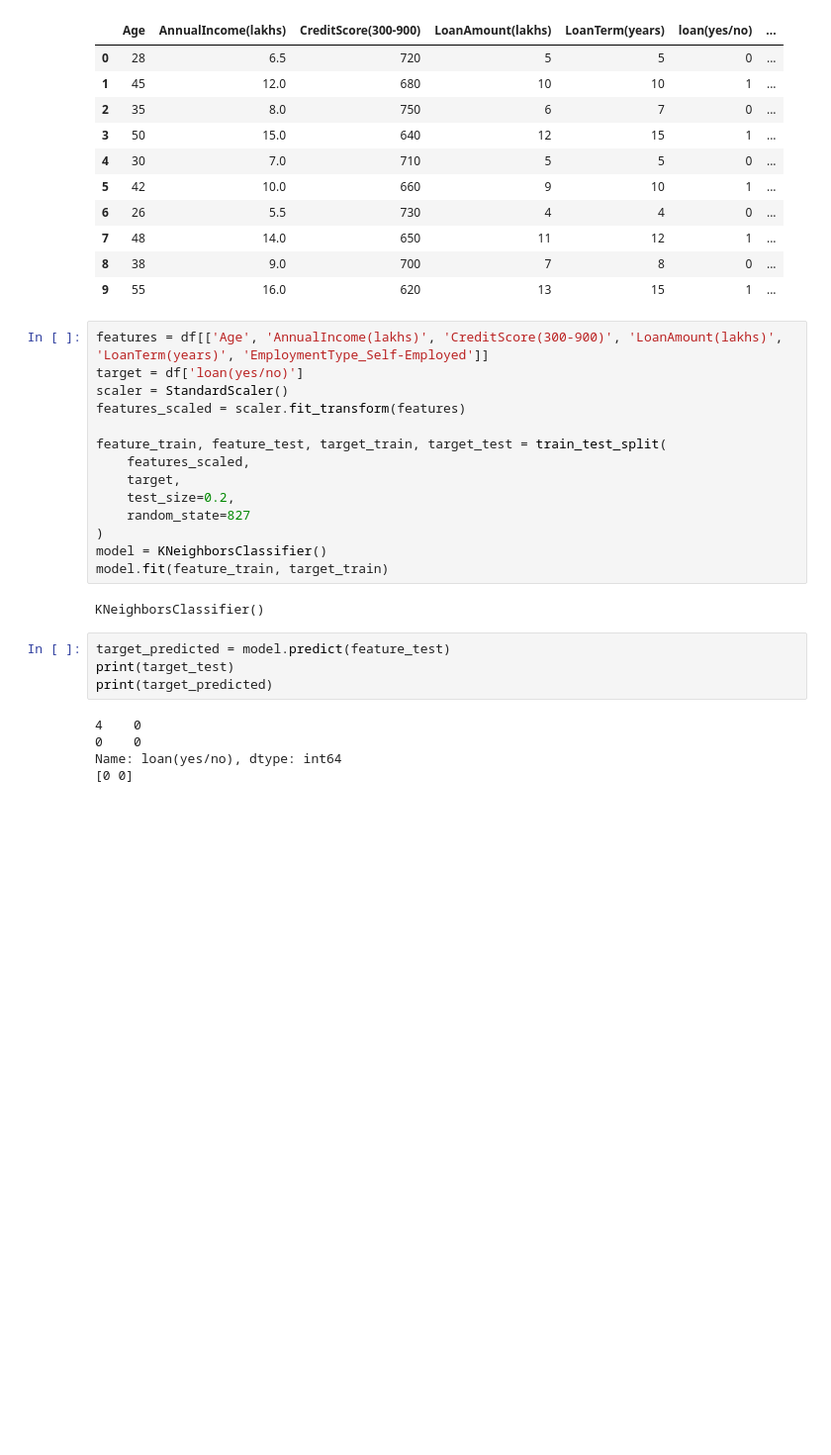
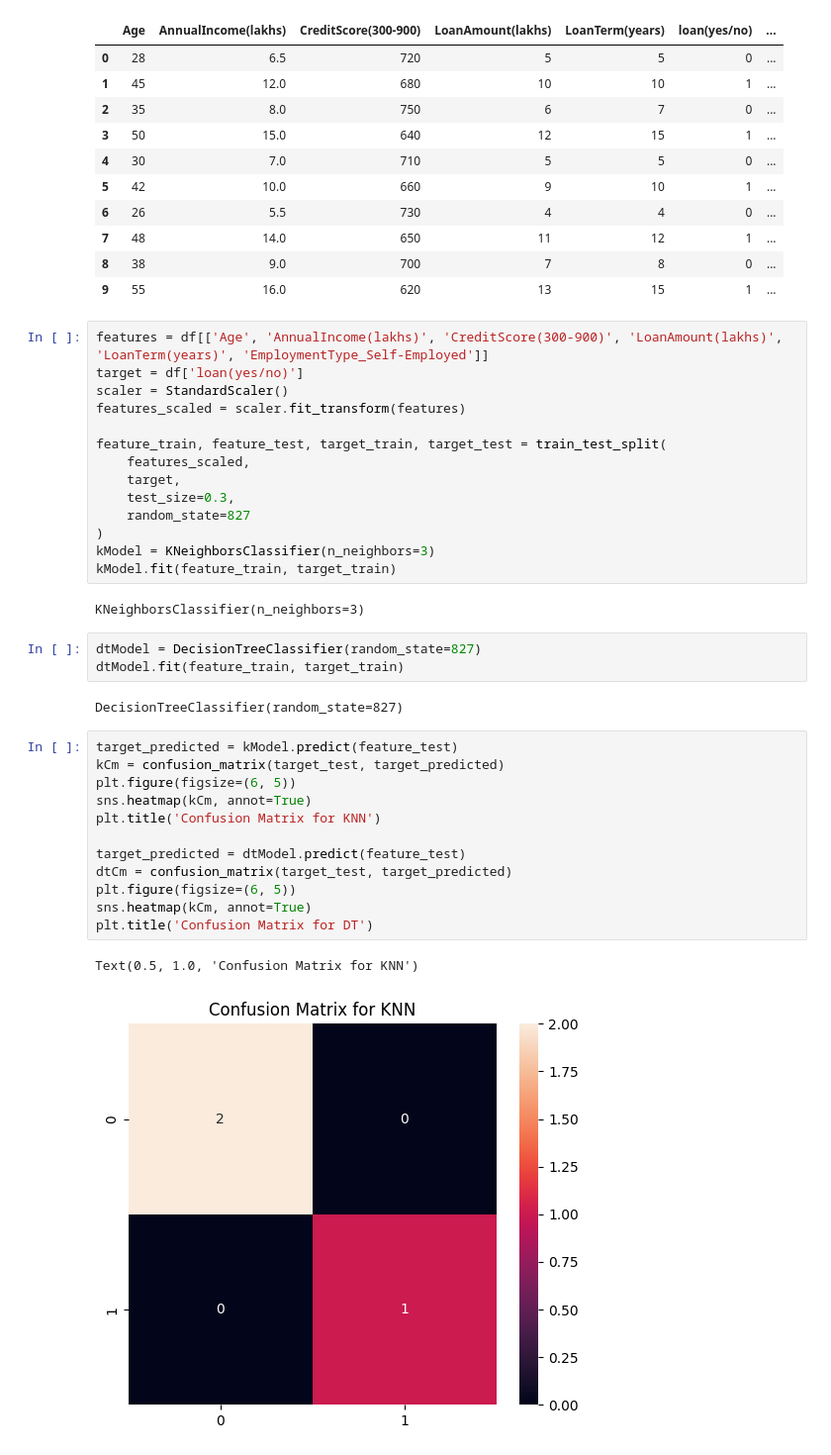
Before and after one commit to MalavMDesai/GenAIAssignment, a Jupyter notebook: Assignment2.ipynb, the cells around one changed output. Shown at 99% size. Drawn from its saved outputs; the diff is of its cells as text; blank space fills up the shorter version.

```diff
--- a/Assignment2.ipynb
+++ b/Assignment2.ipynb
@@ -32,19 +36,30 @@ features_scaled = scaler.fit_transform(features)
 feature_train, feature_test, target_train, target_test = train_test_split(
     features_scaled,
     target,
-    test_size=0.2,
+    test_size=0.3,
     random_state=827
 )
-model = KNeighborsClassifier()
-model.fit(feature_train, target_train)
+kModel = KNeighborsClassifier(n_neighbors=3)
+kModel.fit(feature_train, target_train)
 # %% [output]
-KNeighborsClassifier()
+KNeighborsClassifier(n_neighbors=3)
-# %%
-target_predicted = model.predict(feature_test)
-print(target_test)
-print(target_predicted)
-# %% [output]
-4    0
-0    0
-Name: loan(yes/no), dtype: int64
-[0 0]
+# %%
+dtModel = DecisionTreeClassifier(random_state=827)
+dtModel.fit(feature_train, target_train)
+# %% [output]
+DecisionTreeClassifier(random_state=827)
+# %%
+target_predicted = kModel.predict(feature_test)
+kCm = confusion_matrix(target_test, target_predicted)
+plt.figure(figsize=(6, 5))
+sns.heatmap(kCm, annot=True)
+plt.title('Confusion Matrix for KNN')
+
+target_predicted = dtModel.predict(feature_test)
+dtCm = confusion_matrix(target_test, target_predicted)
+plt.figure(figsize=(6, 5))
+sns.heatmap(kCm, annot=True)
+plt.title('Confusion Matrix for DT')
+# %% [output]
+Text(0.5, 1.0, 'Confusion Matrix for KNN')
+[figure, added]
```
Also changed, not shown: parts of 4 cells of this notebook.
